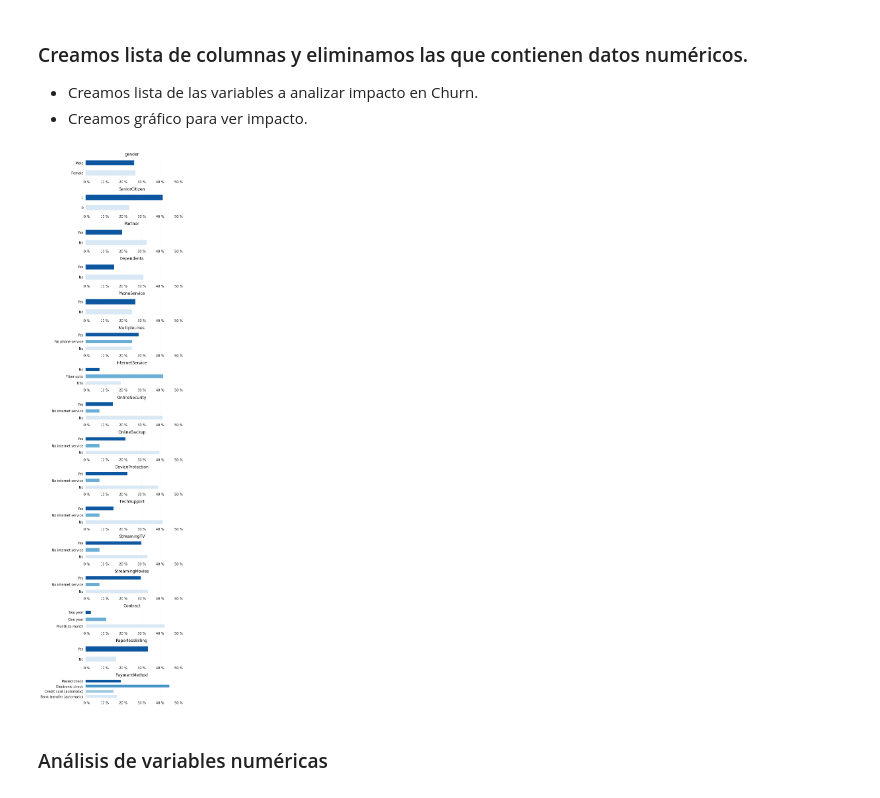
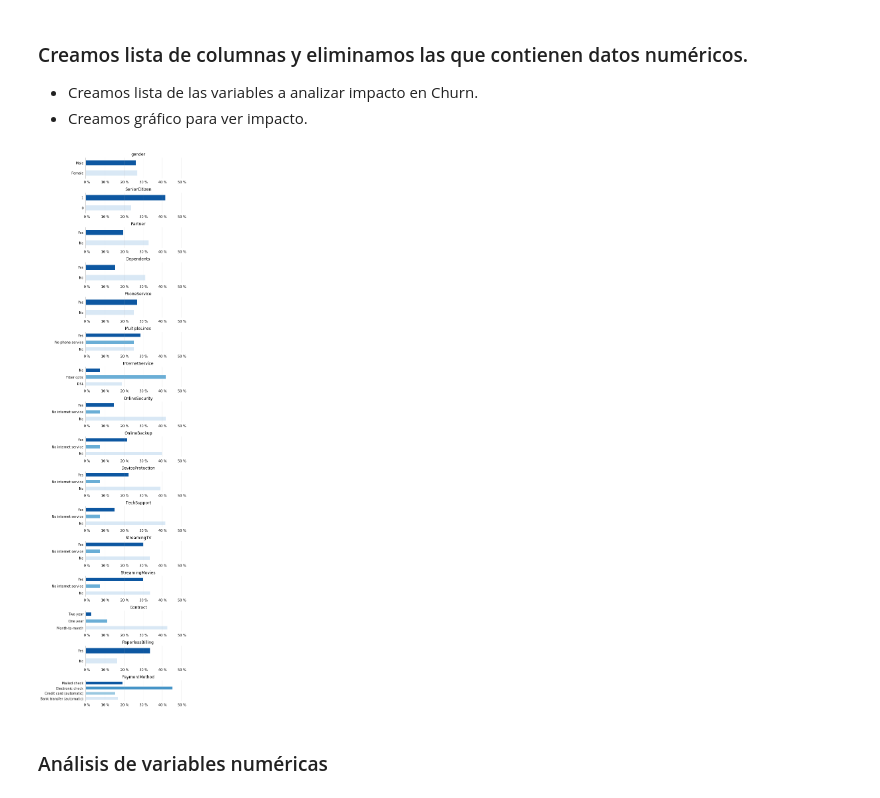
Before and after one commit to JVPA/Chrun, a Jupyter notebook: Churn/LogisticRegression.ipynb, the cells around one changed output. Drawn from its saved outputs; the diff is of its cells as text; code cells hidden in the pictures.

```diff
--- a/Churn/LogisticRegression.ipynb
+++ b/Churn/LogisticRegression.ipynb
@@ -37,12 +37,12 @@ def plot(df, col):
                        , legend = False
                        , fontsize = 10)
 
-    Grafico.spines['left'].set_visible(True)
-    Grafico.set_xlim([0,0.5])
+    Grafico.set_xlim([0,0.55])
     Grafico.set_ylabel('')
     Grafico.grid(axis='x',alpha=0.25)
     Grafico.set_xticklabels(['{:3.0f} %'.format(x * 100) for x in Grafico.get_xticks()])
     [spine.set_visible(False) for spine in Grafico.spines.values()]
+    Grafico.spines['left'].set_visible(True)
 
     plt.tick_params(left = False, bottom = False)
     plt.title(col)
@@ -92,24 +92,25 @@ df_Churn
 # %%
 columnsList = df.columns.tolist()
 excluir = ['customerID','TotalCharges','tenure','MonthlyCharges','Churn','Churn_b']
 
 for i in excluir:
     if i in columnsList:
         columnsList.remove(i)
 
 fig = plt.figure(figsize =(5, 30))
 fig.patch.set_facecolor('white')
 
-plt.subplots_adjust(hspace = .7)
+plt.subplots_adjust(right = 1
+                   , hspace = .7)
 
 for i in range(1,len(columnsList) + 1):
     plt.subplot(len(columnsList), 1, i)
     plot(df, columnsList[i -1])
 
 plt.show()
 plt.close()
 # %% [output]
-[figure, old version]
+[figure, new version]
 # %% [markdown]
 ### Análisis de variables numéricas
 # %%
```
Also changed, not shown: parts of 2 cells of this notebook.
